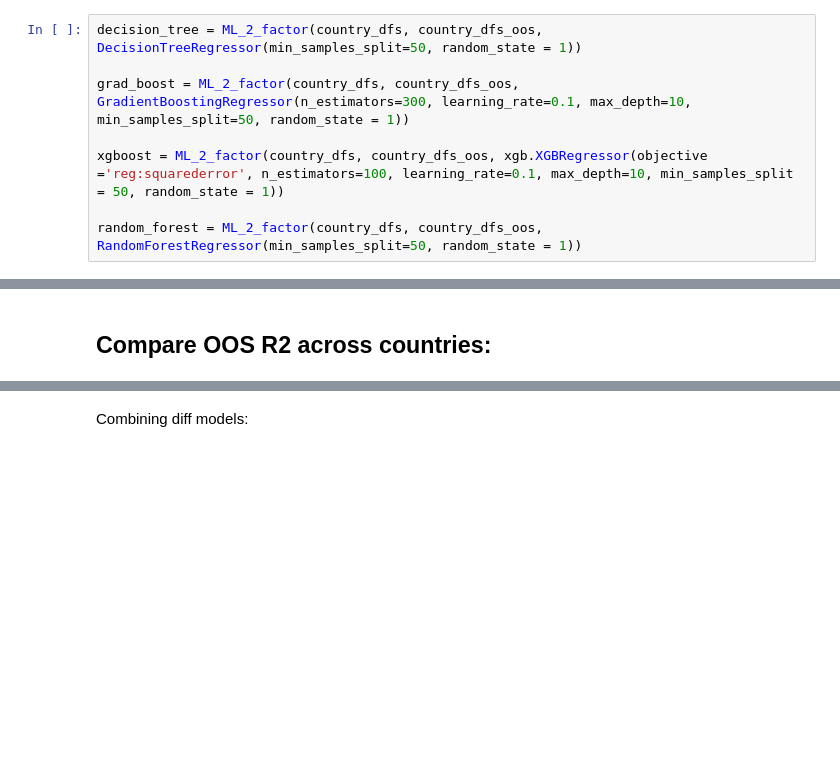
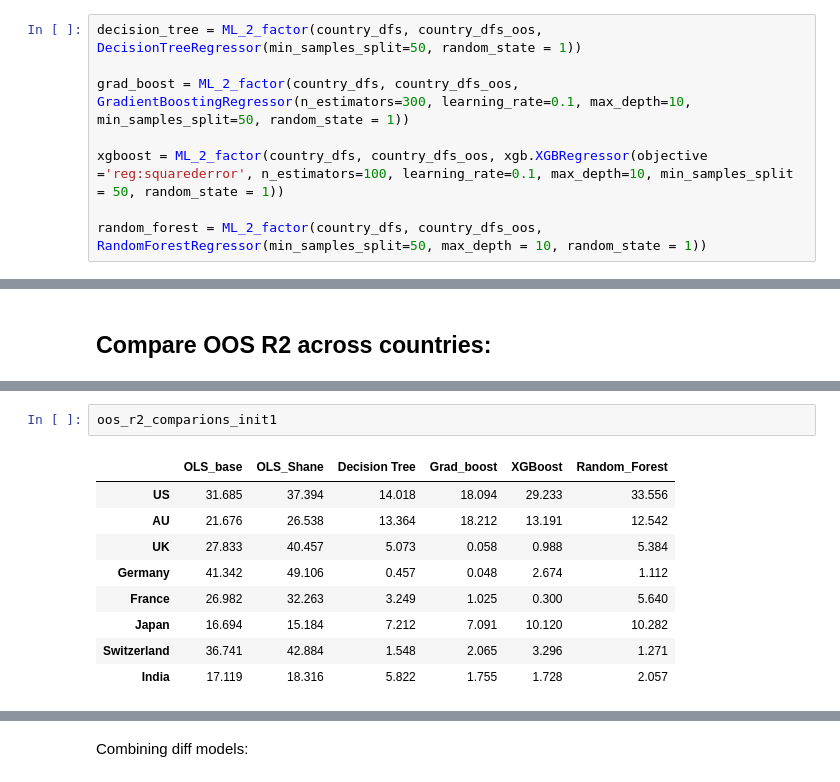
Before and after one commit to lowvoljono/Phresh_2023, a Jupyter notebook: ST_forecasting/ST_forecast_2Factor.ipynb, the cells around one changed output, grey strips where cells are left out. Saved outputs shown, nothing was run; the diff lists cells and outputs as text; blank space fills up the shorter version.

Commit message:
trees

```diff
--- a/ST_forecasting/ST_forecast_2Factor.ipynb
+++ b/ST_forecasting/ST_forecast_2Factor.ipynb
@@ -389,5 +389,5 @@ grad_boost = ML_2_factor(country_dfs, country_dfs_oos, GradientBoostingRegressor
 
 xgboost = ML_2_factor(country_dfs, country_dfs_oos, xgb.XGBRegressor(objective ='reg:squarederror', n_estimators=100, learning_rate=0.1, max_depth=10, min_samples_split = 50, random_state = 1))
 
-random_forest = ML_2_factor(country_dfs, country_dfs_oos, RandomForestRegressor(min_samples_split=50, random_state = 1))
+random_forest = ML_2_factor(country_dfs, country_dfs_oos, RandomForestRegressor(min_samples_split=50, max_depth = 10, random_state = 1))
 # %% [output]
@@ -439,3 +439,15 @@ oos_r2_comparions_init1.columns = cols
 oos_r2_comparions_init1.hvplot(kind='bar', rot = 90, width = 900, height = 700)
 # %% [output]
 [interactive output not drawn]
+# %%
+oos_r2_comparions_init1
+# %% [output]
+|  | OLS_base | OLS_Shane | Decision Tree | Grad_boost | XGBoost | Random_Forest |
+| US | 31.685 | 37.394 | 14.018 | 18.094 | 29.233 | 33.556 |
+| AU | 21.676 | 26.538 | 13.364 | 18.212 | 13.191 | 12.542 |
+| UK | 27.833 | 40.457 | 5.073 | 0.058 | 0.988 | 5.384 |
+| Germany | 41.342 | 49.106 | 0.457 | 0.048 | 2.674 | 1.112 |
+| France | 26.982 | 32.263 | 3.249 | 1.025 | 0.300 | 5.640 |
+| Japan | 16.694 | 15.184 | 7.212 | 7.091 | 10.120 | 10.282 |
+| Switzerland | 36.741 | 42.884 | 1.548 | 2.065 | 3.296 | 1.271 |
+| India | 17.119 | 18.316 | 5.822 | 1.755 | 1.728 | 2.057 |
```
Also changed, not shown: parts of 9 cells of this notebook, 5 other files.
